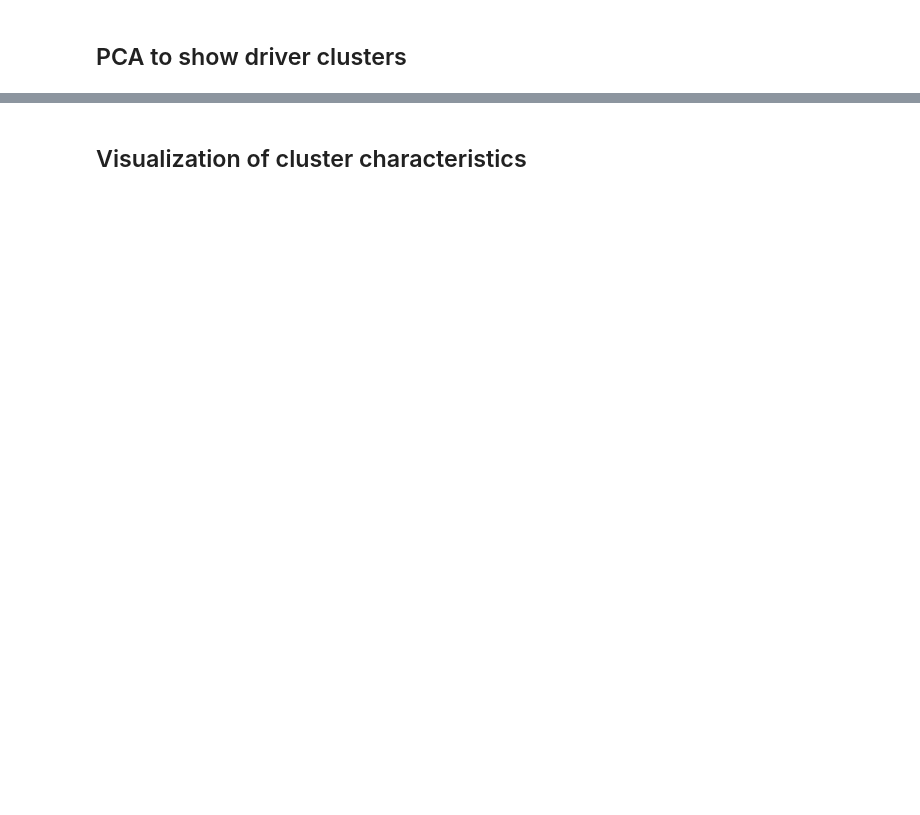
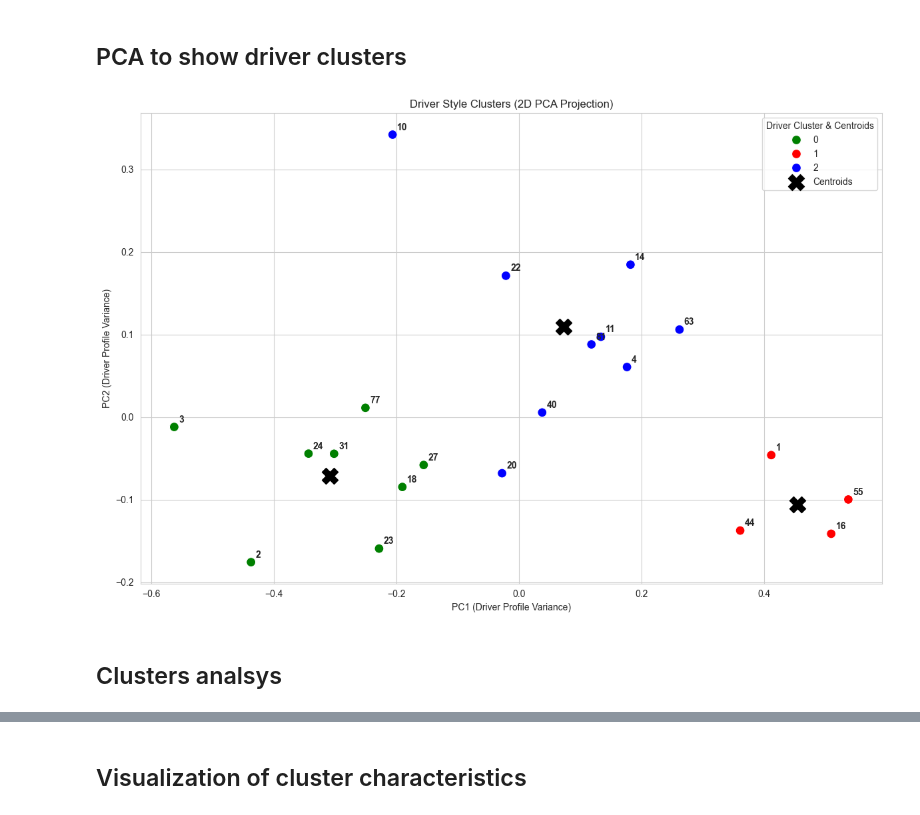
Before and after one commit to idobrenerm-gif/F1-Clustering-Project, a Jupyter notebook: finalproject - implementation.ipynb, the cells around one changed output, grey strips where cells are left out. Cells and saved outputs as stored; diff of their text form; code cells hidden in the pictures; blank space fills up the shorter version.

```diff
--- a/finalproject - implementation.ipynb
+++ b/finalproject - implementation.ipynb
@@ -1053,42 +1089,52 @@ pca_drivers_2d = pca_drivers.fit_transform(driver_features)
 pca_df = pd.DataFrame(data=pca_drivers_2d, columns=['PC1', 'PC2'], index=driver_profiles.index)
 pca_df['Driver_Style_Cluster'] = driver_profiles['Driver_Style_Cluster']
 
-# Transform high-dimensional cluster centers into the 2D PCA space
 centroids_2d = pca_drivers.transform(kmeans_drivers.cluster_centers_)
+
+custom_palette = {
+    0: 'green',
+    1: 'red',
+    2: 'blue'
+}
 
 # Plot the results
 plt.figure(figsize=(12, 8))
 sns.set_style("whitegrid")
-sns.scatterplot(x='PC1', y='PC2', hue='Driver_Style_Cluster', data=pca_df, palette='Set1', s=100)
+
+sns.scatterplot(x='PC1', y='PC2', hue='Driver_Style_Cluster', data=pca_df, palette=custom_palette, s=100)
 
 # Plot the centroids as large black 'X' markers
 plt.scatter(
     centroids_2d[:, 0],
     centroids_2d[:, 1],
     marker='X',
     s=300,
     color='black',
     label='Centroids',
     zorder=10
 )
 
 # Annotate each point with the driver number
 for idx, row in pca_df.iterrows():
     plt.annotate(
         str(int(idx)),
         (row['PC1'], row['PC2']),
         textcoords="offset points",
         xytext=(5, 5),
         ha='left',
         fontsize=10,
         fontweight='bold'
     )
 
 plt.title('Driver Style Clusters (2D PCA Projection)')
 plt.xlabel('PC1 (Driver Profile Variance)')
 plt.ylabel('PC2 (Driver Profile Variance)')
 
 # Update legend to include the centroids
 plt.legend(title='Driver Cluster & Centroids')
 plt.tight_layout()
 plt.show()
+# %% [output]
+[figure, added]
+# %% [markdown]
+## Clusters analsys
```
Also changed, not shown: parts of 18 cells of this notebook, 6 other files.
